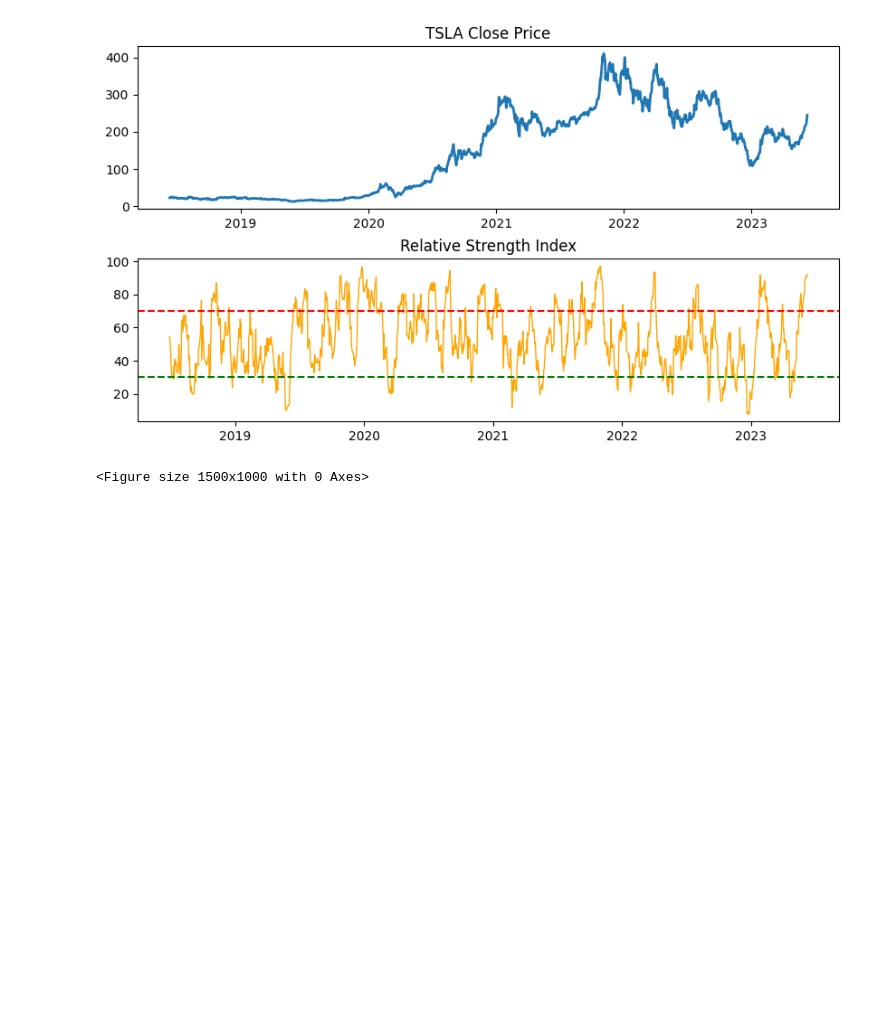
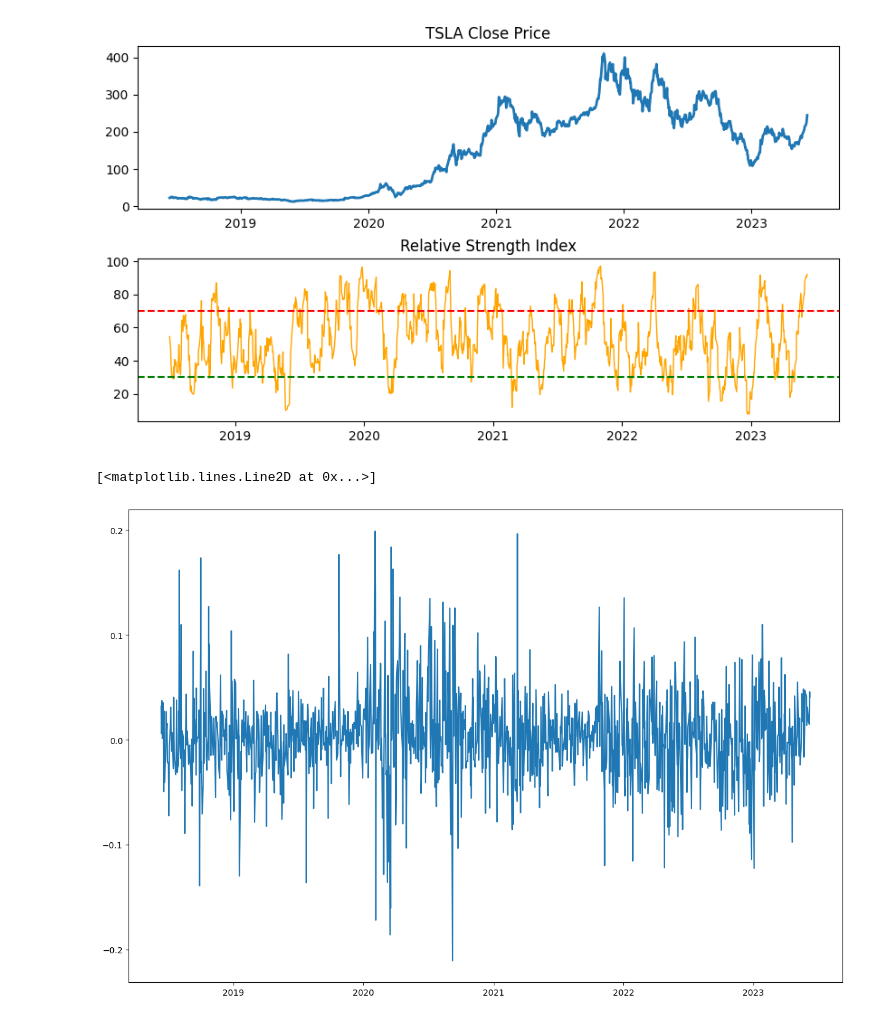
Before and after one commit to IshNjie/Stocks, a Jupyter notebook: Notebooks/TSLA Analysis.ipynb, the cells around one changed output. Drawn from its saved outputs; the diff is of its cells as text; code cells hidden in the pictures; blank space fills up the shorter version.

Commit message:
Added Matplotlib graphs

```diff
--- a/Notebooks/TSLA Analysis.ipynb
+++ b/Notebooks/TSLA Analysis.ipynb
@@ -187,9 +190,10 @@ data['Return'] = np.nan
 
 for i in range(1, len(data)):
     data['Return'].iloc[i] = (data['Close'].iloc[i] - data['Close'].iloc[i-1]) / data['Close'].iloc[i-1]
-# %%
-plt.figure(figsize=(15,10))
-fig = px.line(data,x = 'Date', y='Return')
-fig.show()
-# %% [output]
-<Figure size 1500x1000 with 0 Axes>
+# %%
+# Plotly Graph, might not show in Github
+plt.figure(figsize=(15,10))
+plt.plot(data['Date'], data['Return'])
+# %% [output]
+[<matplotlib.lines.Line2D at 0x...>]
+[figure, added]
```
Also changed, not shown: parts of 2 cells of this notebook, 1 other file.
